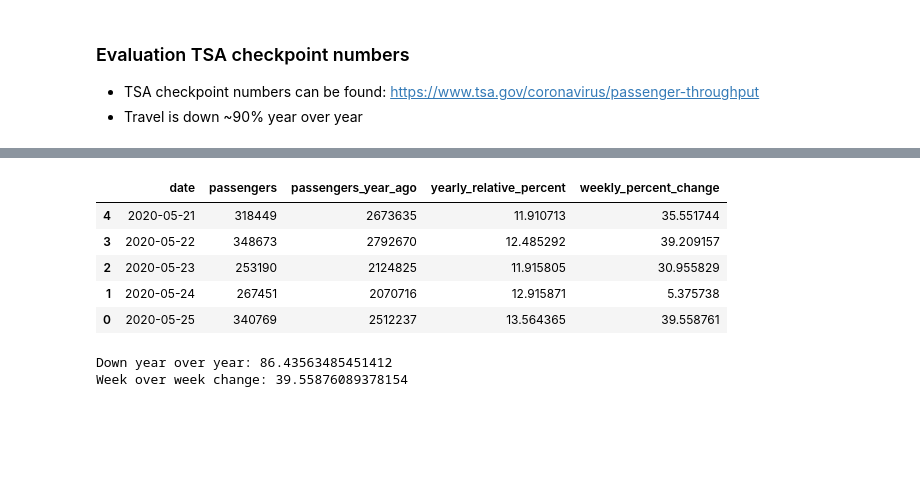
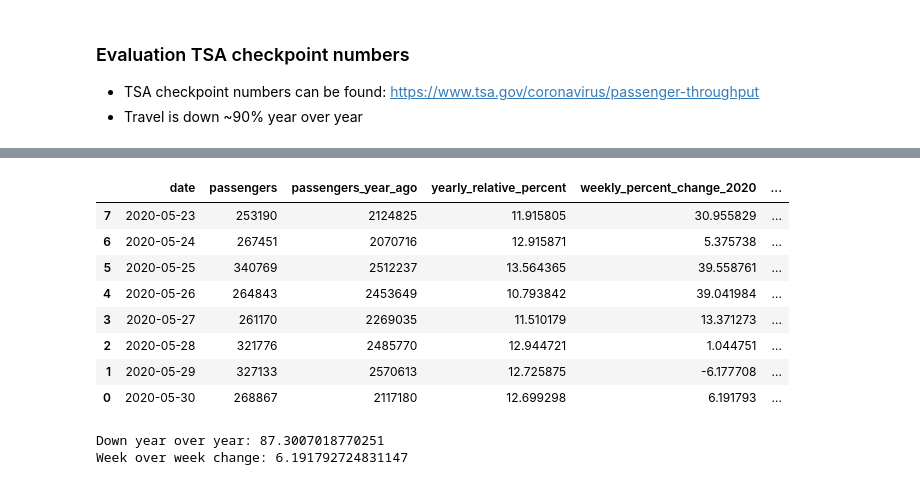
Before and after one commit to jdemeo/SARS-CoV-2, a Jupyter notebook: notebooks/tsa_numbers.ipynb, the cells around one changed output, grey strips where cells are left out. Drawn from its saved outputs; the diff is of its cells as text; code cells hidden in the pictures; blank space fills up the shorter version.

```diff
--- a/notebooks/tsa_numbers.ipynb
+++ b/notebooks/tsa_numbers.ipynb
@@ -33,21 +33,26 @@ tsa.head()
 # %%
 # Calculate current passenger percent of previous years count
 tsa['yearly_relative_percent'] = tsa['passengers'] / tsa['passengers_year_ago'] * 100
 
 # Calculate percent change in passengers week over week
-tsa['weekly_percent_change'] = tsa['passengers'].pct_change(periods=7) * 100
+tsa['weekly_percent_change_2020'] = tsa['passengers'].pct_change(periods=7) * 100
+tsa['weekly_percent_change_2019'] = tsa['passengers_year_ago'].pct_change(periods=7) * 100
 
-tsa.tail()
+tsa.tail(8)
+# tsa
 # %% [output]
-|  | date | passengers | passengers_year_ago | yearly_relative_percent | weekly_percent_change |
-| 4 | 2020-05-21 | 318449 | 2673635 | 11.910713 | 35.551744 |
-| 3 | 2020-05-22 | 348673 | 2792670 | 12.485292 | 39.209157 |
-| 2 | 2020-05-23 | 253190 | 2124825 | 11.915805 | 30.955829 |
-| 1 | 2020-05-24 | 267451 | 2070716 | 12.915871 | 5.375738 |
-| 0 | 2020-05-25 | 340769 | 2512237 | 13.564365 | 39.558761 |
+|  | date | passengers | passengers_year_ago | yearly_relative_percent | weekly_percent_change_2020 | ... |
+| 7 | 2020-05-23 | 253190 | 2124825 | 11.915805 | 30.955829 | ... |
+| 6 | 2020-05-24 | 267451 | 2070716 | 12.915871 | 5.375738 | ... |
+| 5 | 2020-05-25 | 340769 | 2512237 | 13.564365 | 39.558761 | ... |
+| 4 | 2020-05-26 | 264843 | 2453649 | 10.793842 | 39.041984 | ... |
+| 3 | 2020-05-27 | 261170 | 2269035 | 11.510179 | 13.371273 | ... |
+| 2 | 2020-05-28 | 321776 | 2485770 | 12.944721 | 1.044751 | ... |
+| 1 | 2020-05-29 | 327133 | 2570613 | 12.725875 | -6.177708 | ... |
+| 0 | 2020-05-30 | 268867 | 2117180 | 12.699298 | 6.191793 | ... |
 # %%
 print('Down year over year:', 100 - tsa.loc[tsa['date'] == tsa['date'].max(), 'yearly_relative_percent'].values[0])
-print('Week over week change:', tsa.loc[tsa['date'] == tsa['date'].max(), 'weekly_percent_change'].values[0])
+print('Week over week change:', tsa.loc[tsa['date'] == tsa['date'].max(), 'weekly_percent_change_2020'].values[0])
 # %% [output]
-Down year over year: 86.43563485451412
-Week over week change: 39.55876089378154
+Down year over year: 87.3007018770251
+Week over week change: 6.191792724831147
```
Also changed, not shown: parts of 7 cells of this notebook.
